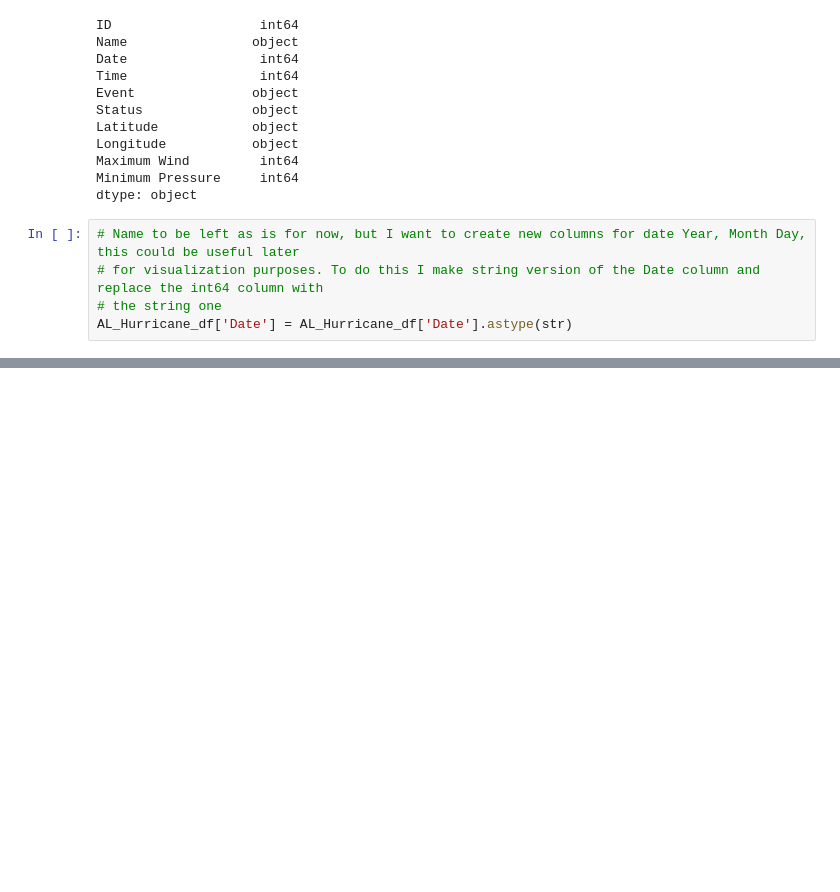
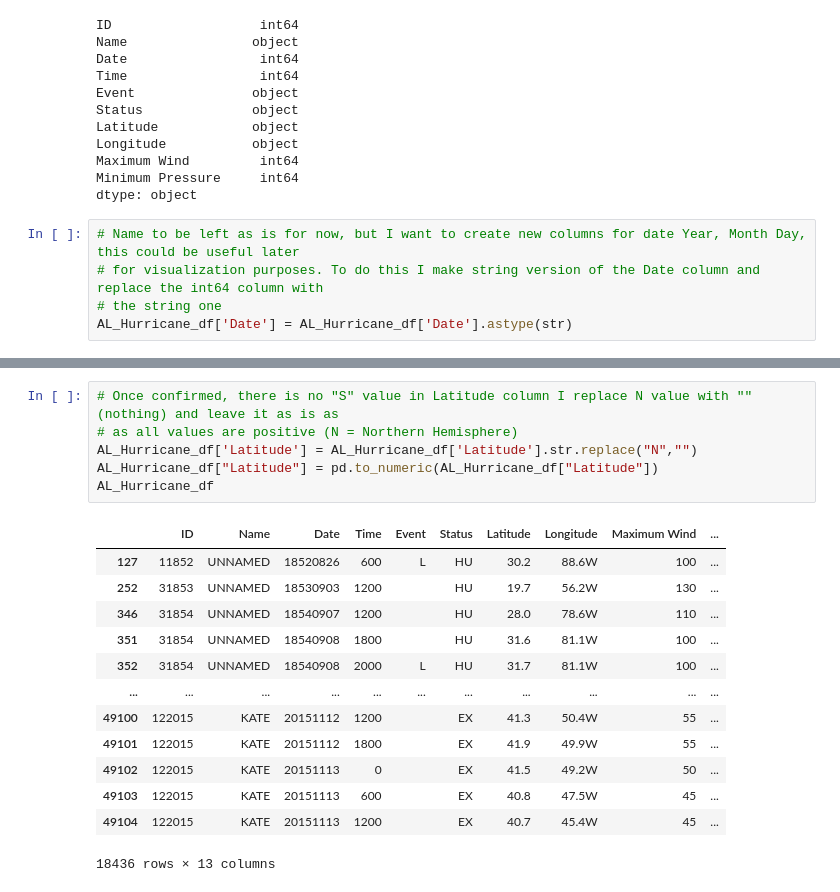
Before and after one commit to vasquez-cs/Final_Project, a Jupyter notebook: CV_section/draft_db_code.ipynb, the cells around one changed output, grey strips where cells are left out. Cells and saved outputs as stored; diff of their text form; blank space fills up the shorter version.

```diff
--- a/CV_section/draft_db_code.ipynb
+++ b/CV_section/draft_db_code.ipynb
@@ -377,0 +388,20 @@ dtype: object
+# %%
+# Once confirmed, there is no "S" value in Latitude column I replace N value with "" (nothing) and leave it as is as
+# as all values are positive (N = Northern Hemisphere)
+AL_Hurricane_df['Latitude'] = AL_Hurricane_df['Latitude'].str.replace("N","")
+AL_Hurricane_df["Latitude"] = pd.to_numeric(AL_Hurricane_df["Latitude"])
+AL_Hurricane_df
+# %% [output]
+|  | ID | Name | Date | Time | Event | Status | Latitude | Longitude | Maximum Wind | ... |
+| 127 | 11852 | UNNAMED | 18520826 | 600 | L | HU | 30.2 | 88.6W | 100 | ... |
+| 252 | 31853 | UNNAMED | 18530903 | 1200 |  | HU | 19.7 | 56.2W | 130 | ... |
+| 346 | 31854 | UNNAMED | 18540907 | 1200 |  | HU | 28.0 | 78.6W | 110 | ... |
+| 351 | 31854 | UNNAMED | 18540908 | 1800 |  | HU | 31.6 | 81.1W | 100 | ... |
+| 352 | 31854 | UNNAMED | 18540908 | 2000 | L | HU | 31.7 | 81.1W | 100 | ... |
+| ... | ... | ... | ... | ... | ... | ... | ... | ... | ... | ... |
+| 49100 | 122015 | KATE | 20151112 | 1200 |  | EX | 41.3 | 50.4W | 55 | ... |
+| 49101 | 122015 | KATE | 20151112 | 1800 |  | EX | 41.9 | 49.9W | 55 | ... |
+| 49102 | 122015 | KATE | 20151113 | 0 |  | EX | 41.5 | 49.2W | 50 | ... |
+| 49103 | 122015 | KATE | 20151113 | 600 |  | EX | 40.8 | 47.5W | 45 | ... |
+| 49104 | 122015 | KATE | 20151113 | 1200 |  | EX | 40.7 | 45.4W | 45 | ... |
+18436 rows × 13 columns
```
Also changed, not shown: parts of 28 cells of this notebook, 1 other file.
